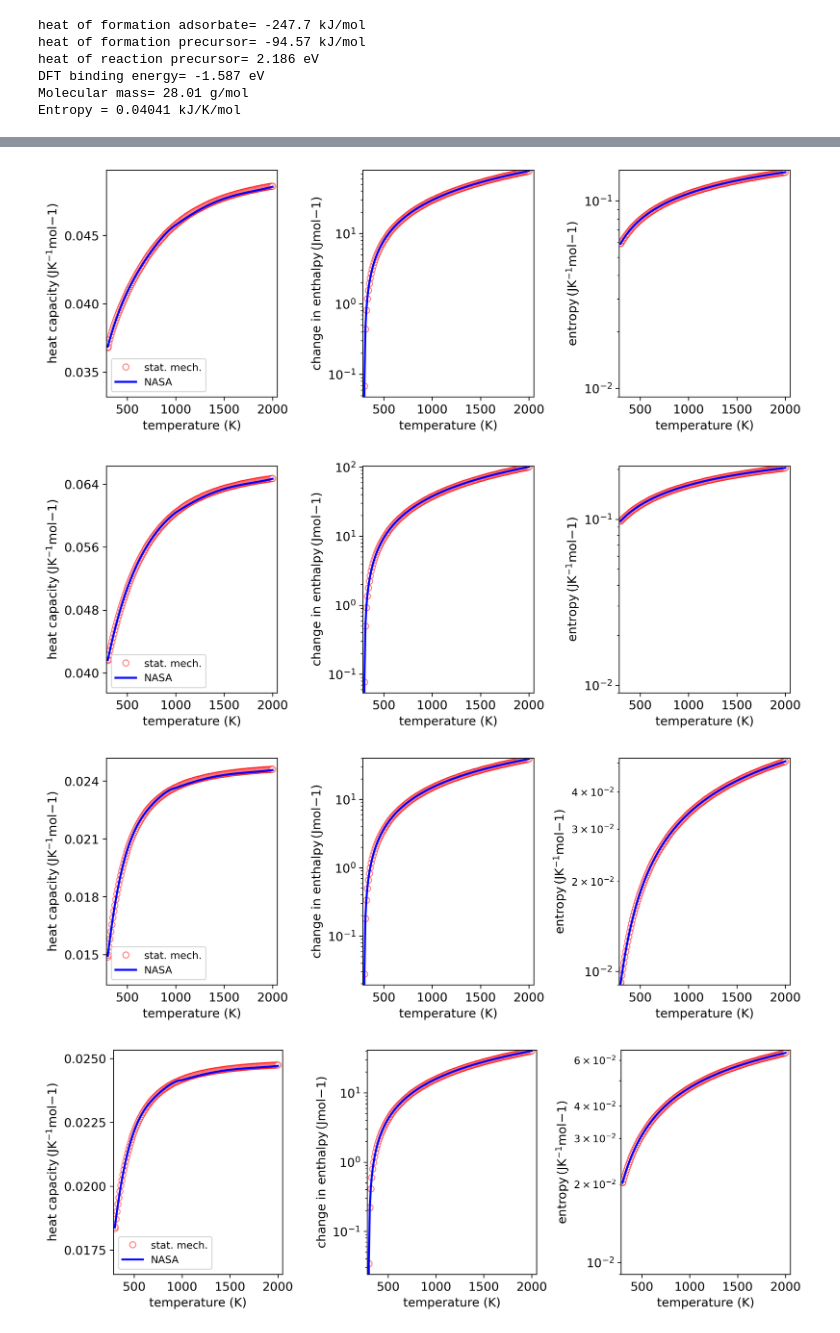
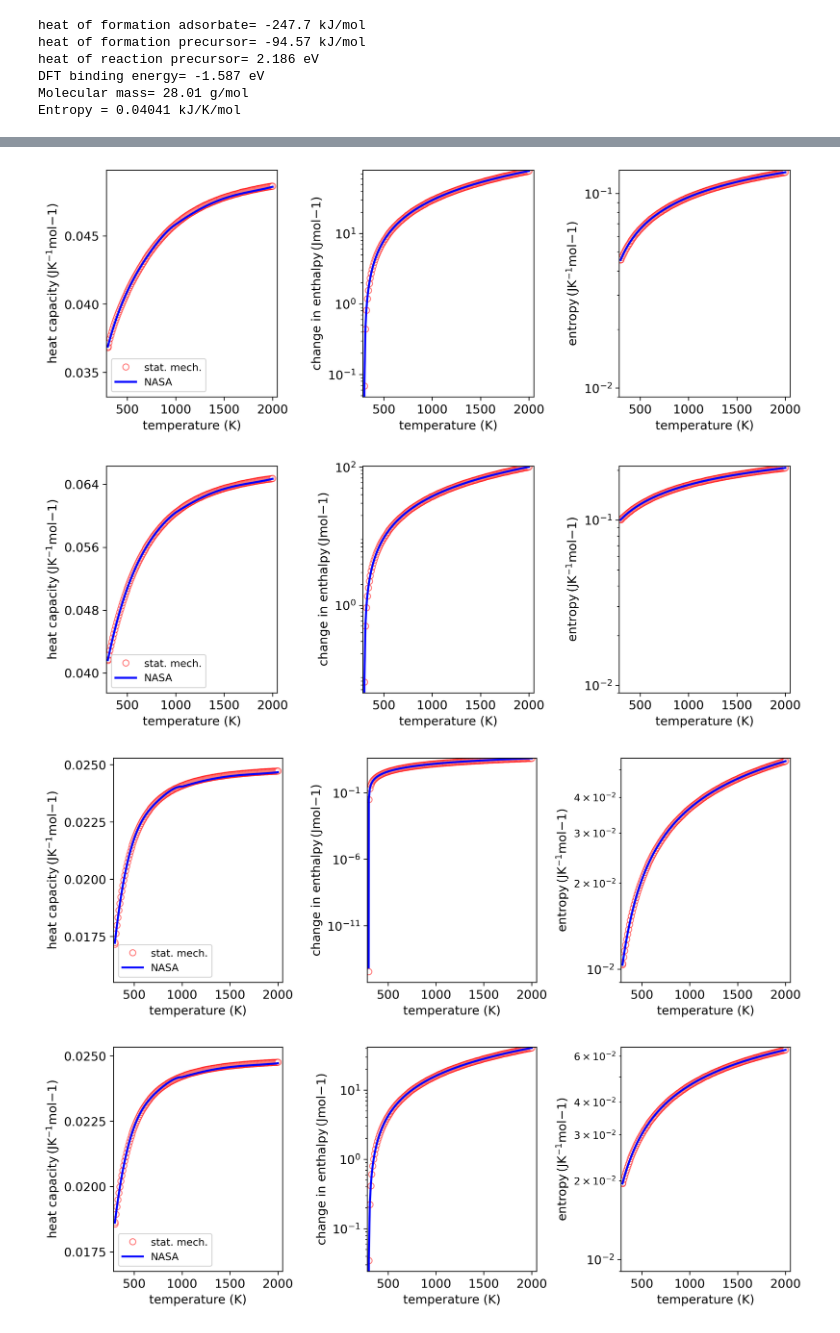
Before and after one commit to bjkreitz/multifacet, a Jupyter notebook: TPD/DFT/compute_NASA_from_DFT_energies.ipynb, the cells around one changed output, grey strips where cells are left out. Saved outputs shown, nothing was run; the diff lists cells and outputs as text; code cells hidden in the pictures.

```diff
--- a/TPD/DFT/compute_NASA_from_DFT_energies.ipynb
+++ b/TPD/DFT/compute_NASA_from_DFT_energies.ipynb
@@ -32,7 +32,7 @@ class Molecule:
                 self.twoD_gas = False
                 self.eV_to_kJpermole = 96.485 #convert eV/molecule to kJ/mol
                 self.dHfatct = {'CH4':-66.549,'H2O':-238.902,'H2':0,'NH3':-38.565}#heats of formation (0K) in kJ/mol from the ATcT database for the reference species, version 1.130 (8/5/2024)
-                self.Eref = {'CH4':-22.566906,'H2O':-12.214535,'H2':-6.887528,'NH3':0} #DFT energies of the reference species (ZPE corrected) in eV
+                self.Eref = {'CH4':-22.060896,'H2O':-12.219946,'H2':-6.89294,'NH3':0} #DFT energies of the reference species (ZPE corrected) in eV
                 self.Eslab = {'Ni111': -79.348378,'Ni100': -75.766845,'Ni110': -68.400016,'Ni211': -78.430421} #DFT energy of the slab in eV
                 self.dHrxnatct = {'H2-2H':432.068, 'O2-2O':493.688, 'N2-2N':941.157} #Heats of the dissociation reactions in the gas phase from the ATcT database, version 1.130 (8/5/2022)
                 self.molecular_mass_elements = {'H': 1.01, 'C': 12.01, 'N': 14, 'O': 16}
@@ -659,7 +659,7 @@ new_output.write(species_line)
 
 new_output.close()
 # %%
-list_of_species = 'species_list_211.dat'
+list_of_species = 'species_list_110.dat'
 info = open(list_of_species,'r')
 species_list = info.readlines()
 info.close()
@@ -715,4 +715,4 @@ Entropy = 20.2 J/K/mol
-[figure, old version]
+[figure, new version]
-[figure, old version]
+[figure, new version]
-[figure, old version]
+[figure, new version]
-[figure, old version]
+[figure, new version]
```
Also changed, not shown: parts of 2 cells of this notebook, 4 other files.
